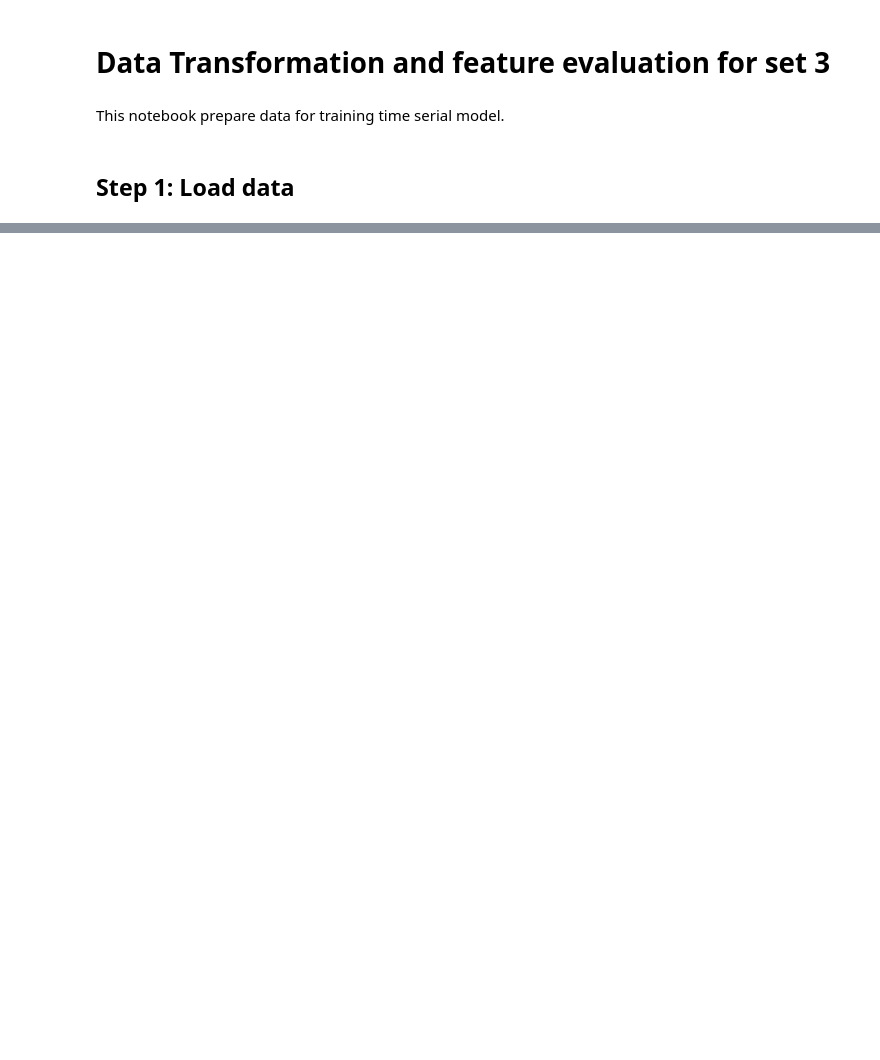
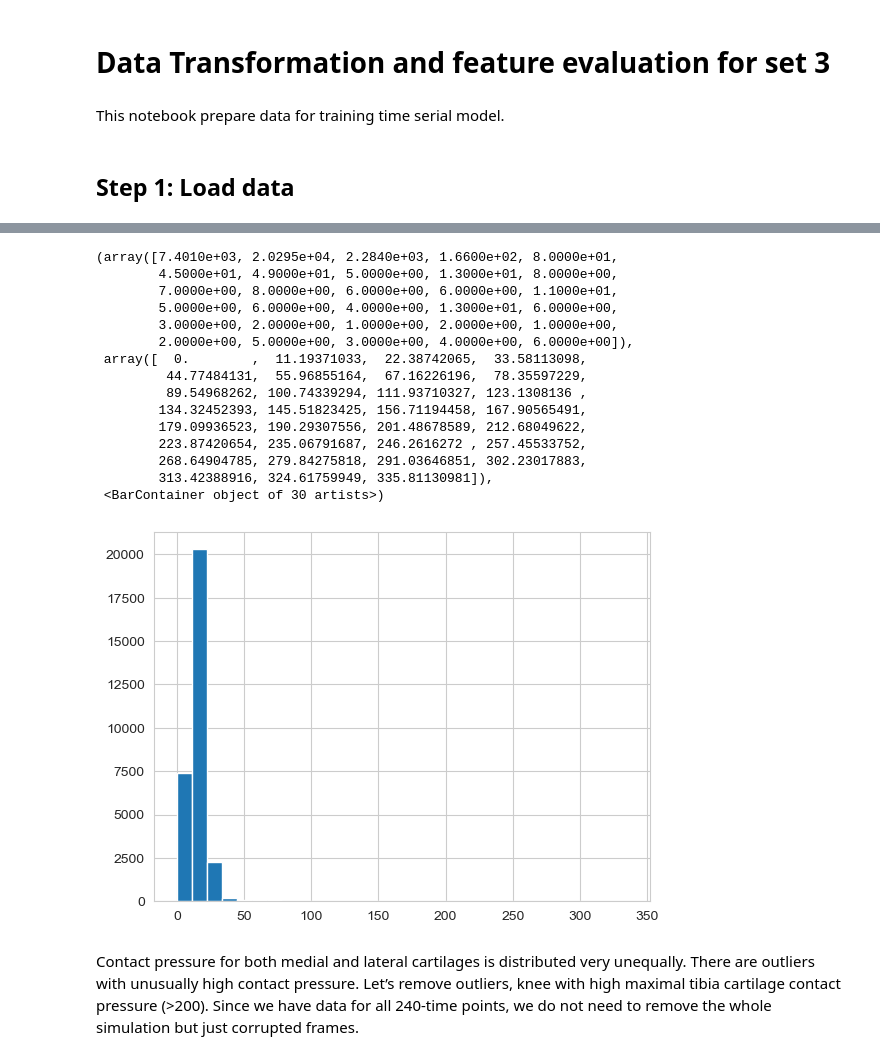
Before and after one commit to cs481-ekh/f22-ai-cbl, a Jupyter notebook: notebooks/data_transformation_and_feature_eval_set3.ipynb, the cells around one changed output, grey strips where cells are left out. Saved outputs shown, nothing was run; the diff lists cells and outputs as text; code cells hidden in the pictures; blank space fills up the shorter version.

```diff
--- a/notebooks/data_transformation_and_feature_eval_set3.ipynb
+++ b/notebooks/data_transformation_and_feature_eval_set3.ipynb
@@ -75,0 +108,21 @@ WindowsPath('D:/University/Classes/CS481_Senior_Design_Project/f22-ai-cbl/data/p
+# %%
+plt.hist(train_dataset['Max_tib_lat_contact_pressure'], bins = 30)
+# %% [output]
+(array([7.4010e+03, 2.0295e+04, 2.2840e+03, 1.6600e+02, 8.0000e+01,
+        4.5000e+01, 4.9000e+01, 5.0000e+00, 1.3000e+01, 8.0000e+00,
+        7.0000e+00, 8.0000e+00, 6.0000e+00, 6.0000e+00, 1.1000e+01,
+        5.0000e+00, 6.0000e+00, 4.0000e+00, 1.3000e+01, 6.0000e+00,
+        3.0000e+00, 2.0000e+00, 1.0000e+00, 2.0000e+00, 1.0000e+00,
+        2.0000e+00, 5.0000e+00, 3.0000e+00, 4.0000e+00, 6.0000e+00]),
+ array([  0.        ,  11.19371033,  22.38742065,  33.58113098,
+         44.77484131,  55.96855164,  67.16226196,  78.35597229,
+         89.54968262, 100.74339294, 111.93710327, 123.1308136 ,
+        134.32452393, 145.51823425, 156.71194458, 167.90565491,
+        179.09936523, 190.29307556, 201.48678589, 212.68049622,
+        223.87420654, 235.06791687, 246.2616272 , 257.45533752,
+        268.64904785, 279.84275818, 291.03646851, 302.23017883,
+        313.42388916, 324.61759949, 335.81130981]),
+ <BarContainer object of 30 artists>)
+[figure, added]
+# %% [markdown]
+Contact pressure for both medial and lateral cartilages is distributed very unequally. There are outliers with unusually high contact pressure. Let’s remove outliers, knee with high maximal tibia cartilage contact pressure (>200). Since we have data for all 240-time points, we do not need to remove the whole simulation but just corrupted frames.
```
Also changed, not shown: parts of 25 cells of this notebook, 4 other files.
